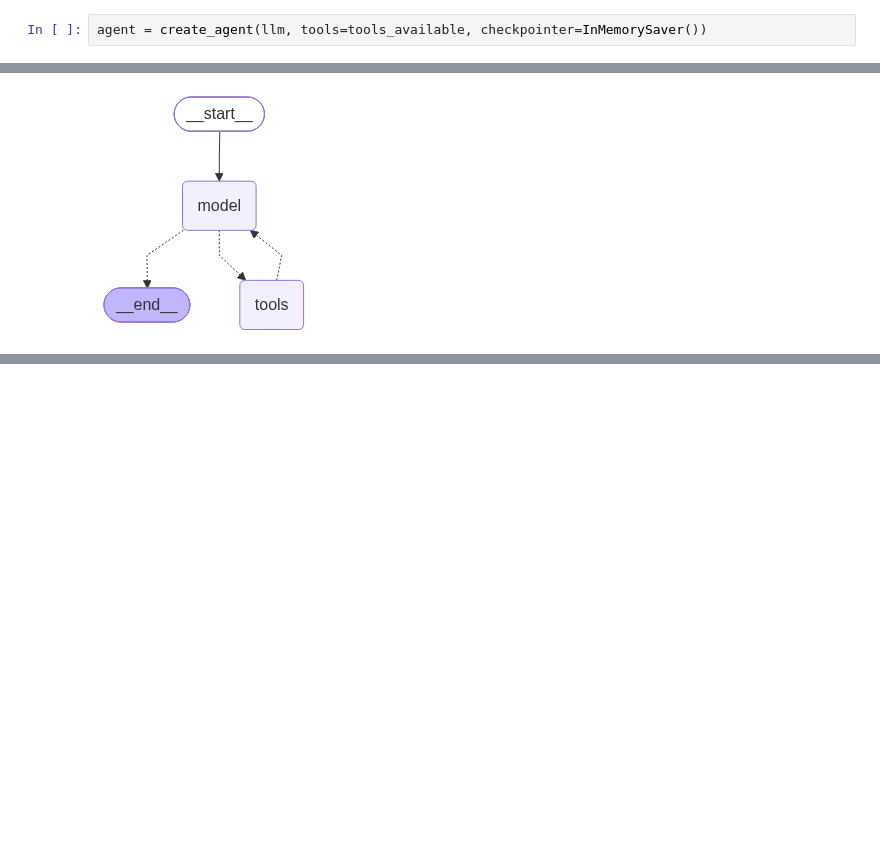
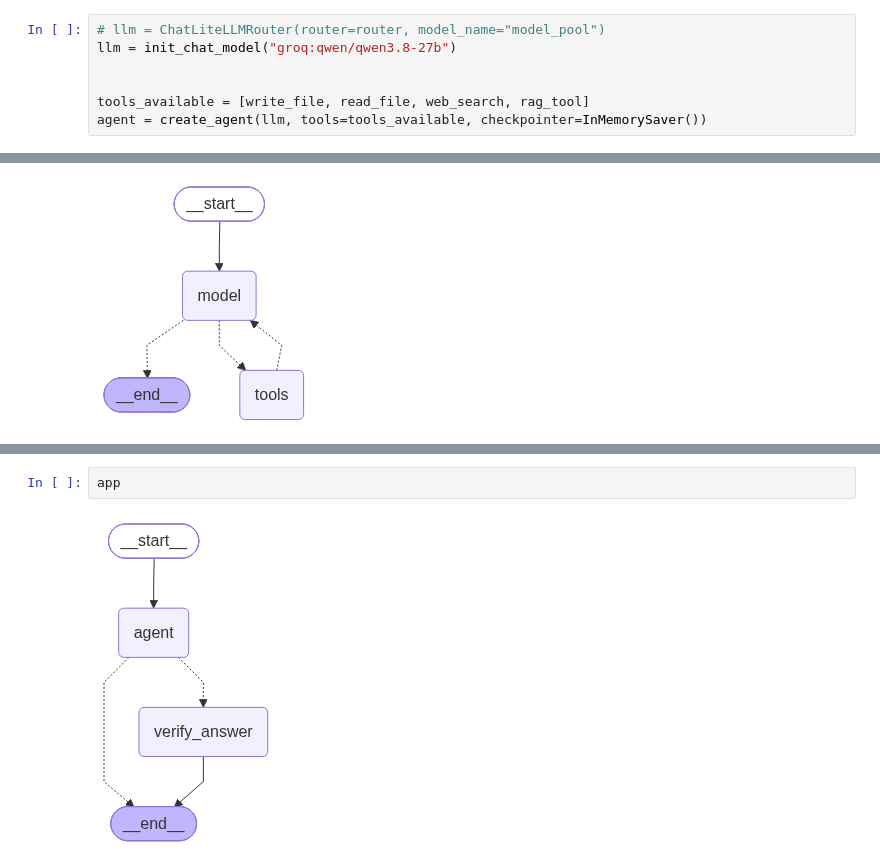
Before and after one commit to Tanvir-Sheikh-R/AI-Agent-with-ReAct, a Jupyter notebook: practice.ipynb, the cells around one changed output, grey strips where cells are left out. Drawn from its saved outputs; the diff is of its cells as text; blank space fills up the shorter version.

```diff
--- a/practice.ipynb
+++ b/practice.ipynb
@@ -57,4 +146,9 @@ tools_available = [write_file, read_file, web_search]
 # %%
+# llm = ChatLiteLLMRouter(router=router, model_name="model_pool")
+llm = init_chat_model("groq:qwen/qwen3.8-27b")
+
+
+tools_available = [write_file, read_file, web_search, rag_tool]
 agent = create_agent(llm, tools=tools_available, checkpointer=InMemorySaver())
 # %%
 agent
@@ -89,0 +382,4 @@ response = agent.invoke({
+# %%
+app
+# %% [output]
+[figure, added]
```
Also changed, not shown: parts of 12 cells of this notebook, 12 other files.
